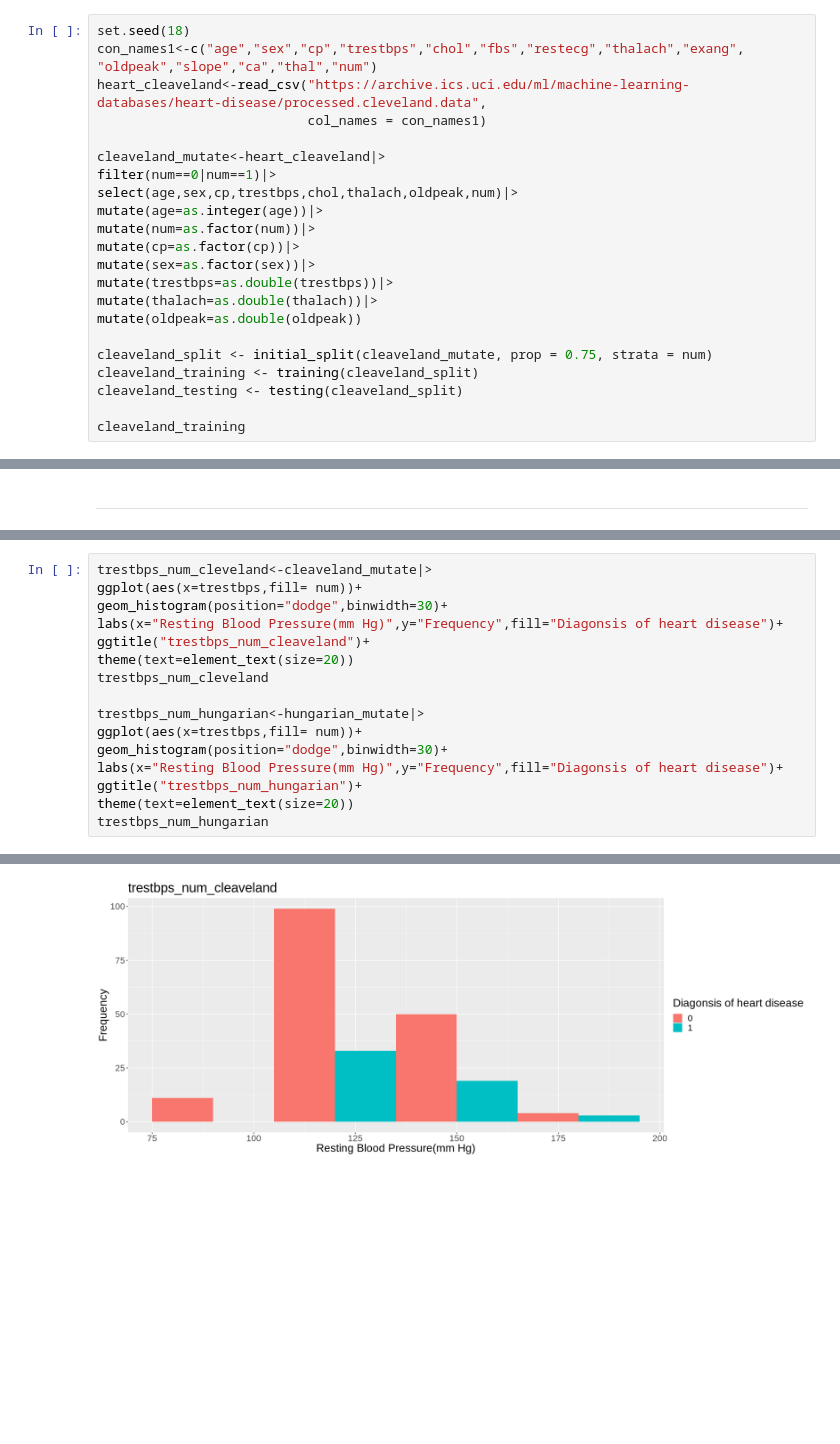
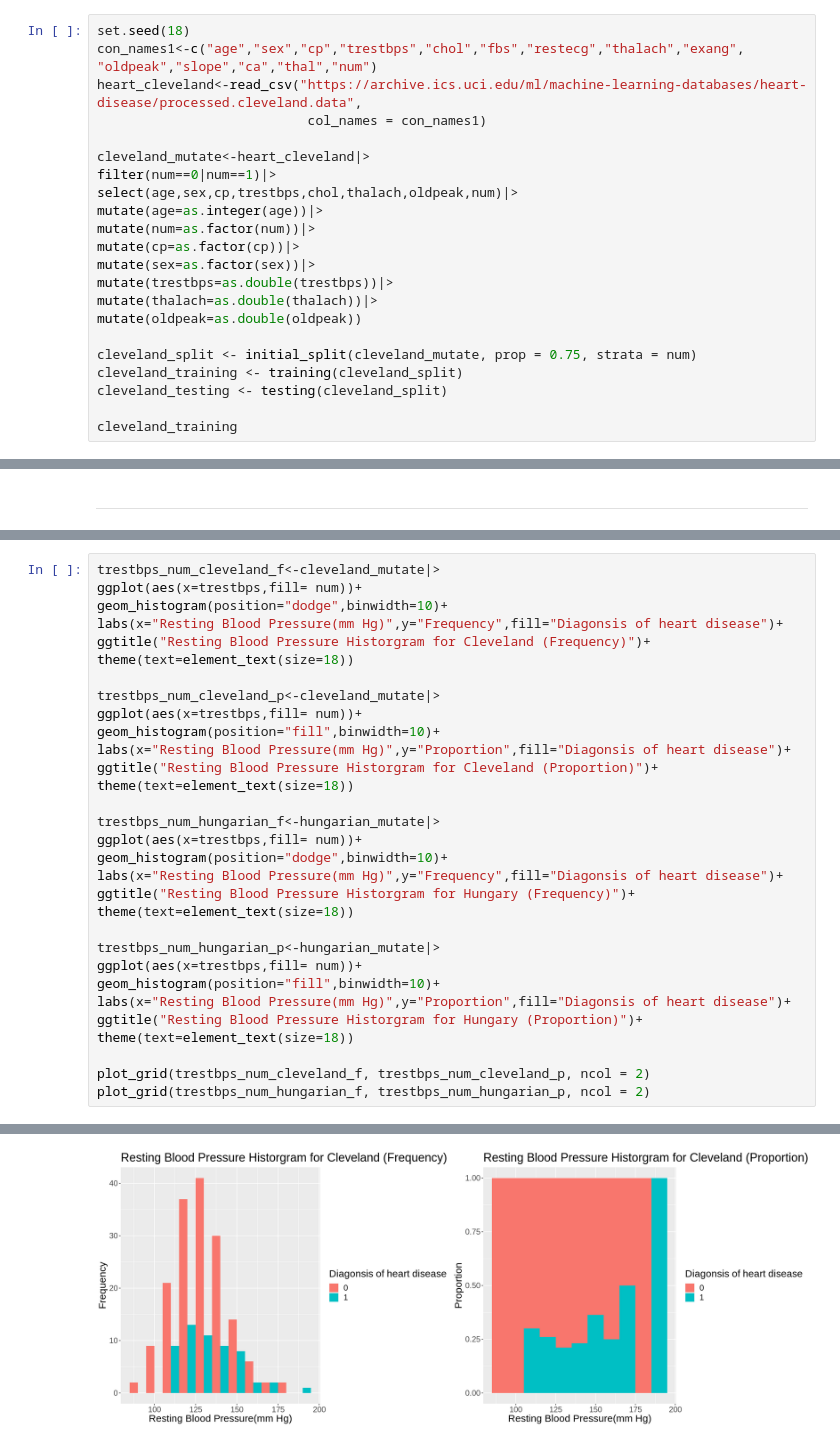
Before and after one commit to justinlook/dsci-100-2022w1-group-10, a Jupyter notebook: 4dataframes.ipynb, the cells around one changed output, grey strips where cells are left out. Cells and saved outputs as stored; diff of their text form; blank space fills up the shorter version.

```diff
--- a/4dataframes.ipynb
+++ b/4dataframes.ipynb
@@ -34,10 +52,10 @@ Secondly, we split every dataset into a training set and a testing set with stra
 # %%
 set.seed(18)
 con_names1<-c("age","sex","cp","trestbps","chol","fbs","restecg","thalach","exang", "oldpeak","slope","ca","thal","num")
-heart_cleaveland<-read_csv("https://archive.ics.uci.edu/ml/machine-learning-databases/heart-disease/processed.cleveland.data",
+heart_cleveland<-read_csv("https://archive.ics.uci.edu/ml/machine-learning-databases/heart-disease/processed.cleveland.data",
                            col_names = con_names1)
 
-cleaveland_mutate<-heart_cleaveland|>
+cleveland_mutate<-heart_cleveland|>
 filter(num==0|num==1)|>
 select(age,sex,cp,trestbps,chol,thalach,oldpeak,num)|>
 mutate(age=as.integer(age))|>
@@ -48,11 +66,11 @@ mutate(trestbps=as.double(trestbps))|>
 mutate(thalach=as.double(thalach))|>
 mutate(oldpeak=as.double(oldpeak))
 
-cleaveland_split <- initial_split(cleaveland_mutate, prop = 0.75, strata = num)
-cleaveland_training <- training(cleaveland_split)
-cleaveland_testing <- testing(cleaveland_split)
+cleveland_split <- initial_split(cleveland_mutate, prop = 0.75, strata = num)
+cleveland_training <- training(cleveland_split)
+cleveland_testing <- testing(cleveland_split)
 
-cleaveland_training
+cleveland_training
 # %% [output]
 Rows: 303 Columns: 14
 ── Column specification ────────────────────────────────────────────────────────
@@ -277,17 +324,32 @@ plot_grid(sex_num_cleaveland, sex_num_hungarian, ncol = 2)
 # %%
-trestbps_num_cleveland<-cleaveland_mutate|>
+trestbps_num_cleveland_f<-cleveland_mutate|>
 ggplot(aes(x=trestbps,fill= num))+
-geom_histogram(position="dodge",binwidth=30)+
+geom_histogram(position="dodge",binwidth=10)+
 labs(x="Resting Blood Pressure(mm Hg)",y="Frequency",fill="Diagonsis of heart disease")+
-ggtitle("trestbps_num_cleaveland")+
-theme(text=element_text(size=20))
-trestbps_num_cleveland
+ggtitle("Resting Blood Pressure Historgram for Cleveland (Frequency)")+
+theme(text=element_text(size=18))
 
-trestbps_num_hungarian<-hungarian_mutate|>
+trestbps_num_cleveland_p<-cleveland_mutate|>
 ggplot(aes(x=trestbps,fill= num))+
-geom_histogram(position="dodge",binwidth=30)+
+geom_histogram(position="fill",binwidth=10)+
+labs(x="Resting Blood Pressure(mm Hg)",y="Proportion",fill="Diagonsis of heart disease")+
+ggtitle("Resting Blood Pressure Historgram for Cleveland (Proportion)")+
+theme(text=element_text(size=18))
+
+trestbps_num_hungarian_f<-hungarian_mutate|>
+ggplot(aes(x=trestbps,fill= num))+
+geom_histogram(position="dodge",binwidth=10)+
 labs(x="Resting Blood Pressure(mm Hg)",y="Frequency",fill="Diagonsis of heart disease")+
-ggtitle("trestbps_num_hungarian")+
-theme(text=element_text(size=20))
-trestbps_num_hungarian
+ggtitle("Resting Blood Pressure Historgram for Hungary (Frequency)")+
+theme(text=element_text(size=18))
+
+trestbps_num_hungarian_p<-hungarian_mutate|>
+ggplot(aes(x=trestbps,fill= num))+
+geom_histogram(position="fill",binwidth=10)+
+labs(x="Resting Blood Pressure(mm Hg)",y="Proportion",fill="Diagonsis of heart disease")+
+ggtitle("Resting Blood Pressure Historgram for Hungary (Proportion)")+
+theme(text=element_text(size=18))
+
+plot_grid(trestbps_num_cleveland_f, trestbps_num_cleveland_p, ncol = 2)
+plot_grid(trestbps_num_hungarian_f, trestbps_num_hungarian_p, ncol = 2)
 # %% [output]
@@ -294 +358 @@ trestbps_num_hungarian
-[figure, old version]
+[figure, new version]
```
Also changed, not shown: parts of 29 cells of this notebook.
